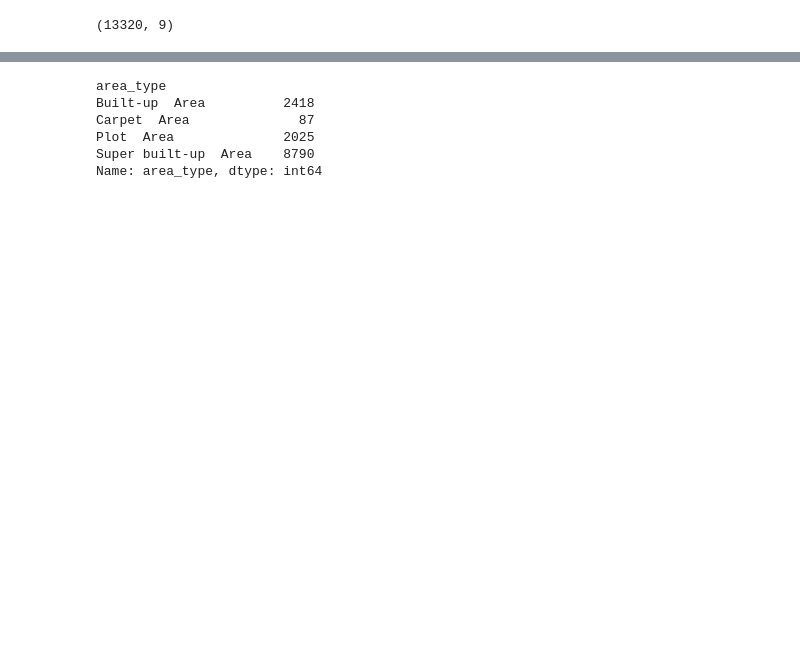
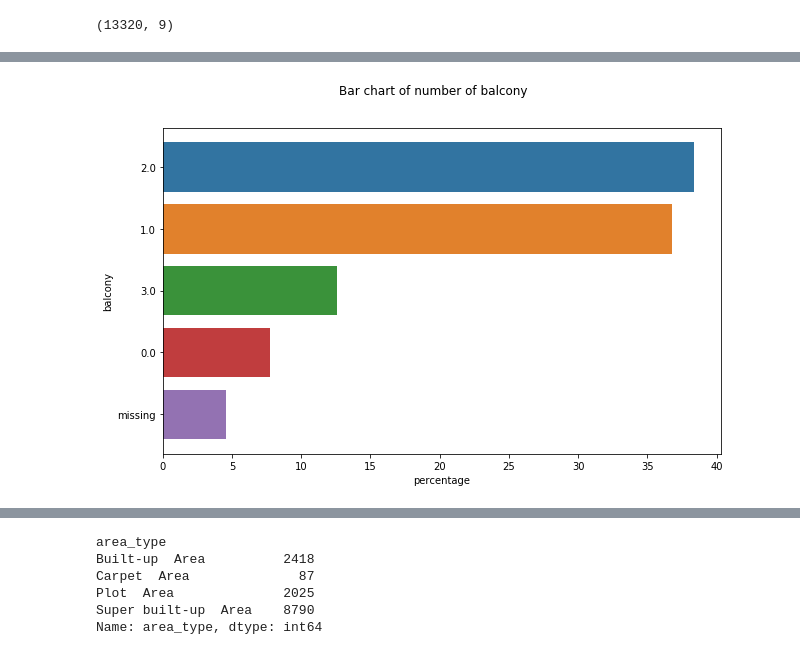
Before and after one commit to raktim314/Bengalure_House_Price_Prediction, a Jupyter notebook: Notebook/01-data-cleaning-and-exploration.ipynb, the cells around one changed output, grey strips where cells are left out. Cells and saved outputs as stored; diff of their text form; code cells hidden in the pictures; blank space fills up the shorter version.

```diff
--- a/model/house_price_prediction.ipynb
+++ b/Notebook/01-data-cleaning-and-exploration.ipynb
@@ -21,0 +102,18 @@ df.shape
+# %%
+def plot_norm_bar(df, title, figsize=(10,6)):
+    """plot bar graph of the categorical variables
+    of the dataset with parcentage
+    """
+    fig, ax = plt.subplots(ncols=1, figsize=figsize)
+    fig.suptitle(title)
+    cat_value_counts = df.fillna('missing').value_counts(normalize=True)
+    sns.barplot(y = cat_value_counts.index, x= cat_value_counts.values*100)
+    ax.set(xlabel= 'percentage', ylabel=str(df.name))
+    plt.savefig("../figures/ "+ str(df.name)+".png")
+    plt.plot()
+
+    return
+# %%
+plot_norm_bar(df["balcony"], "Bar chart of number of balcony")
+# %% [output]
+[figure, added]
```
Also changed, not shown: parts of 52 cells of this notebook, 17 other files.
